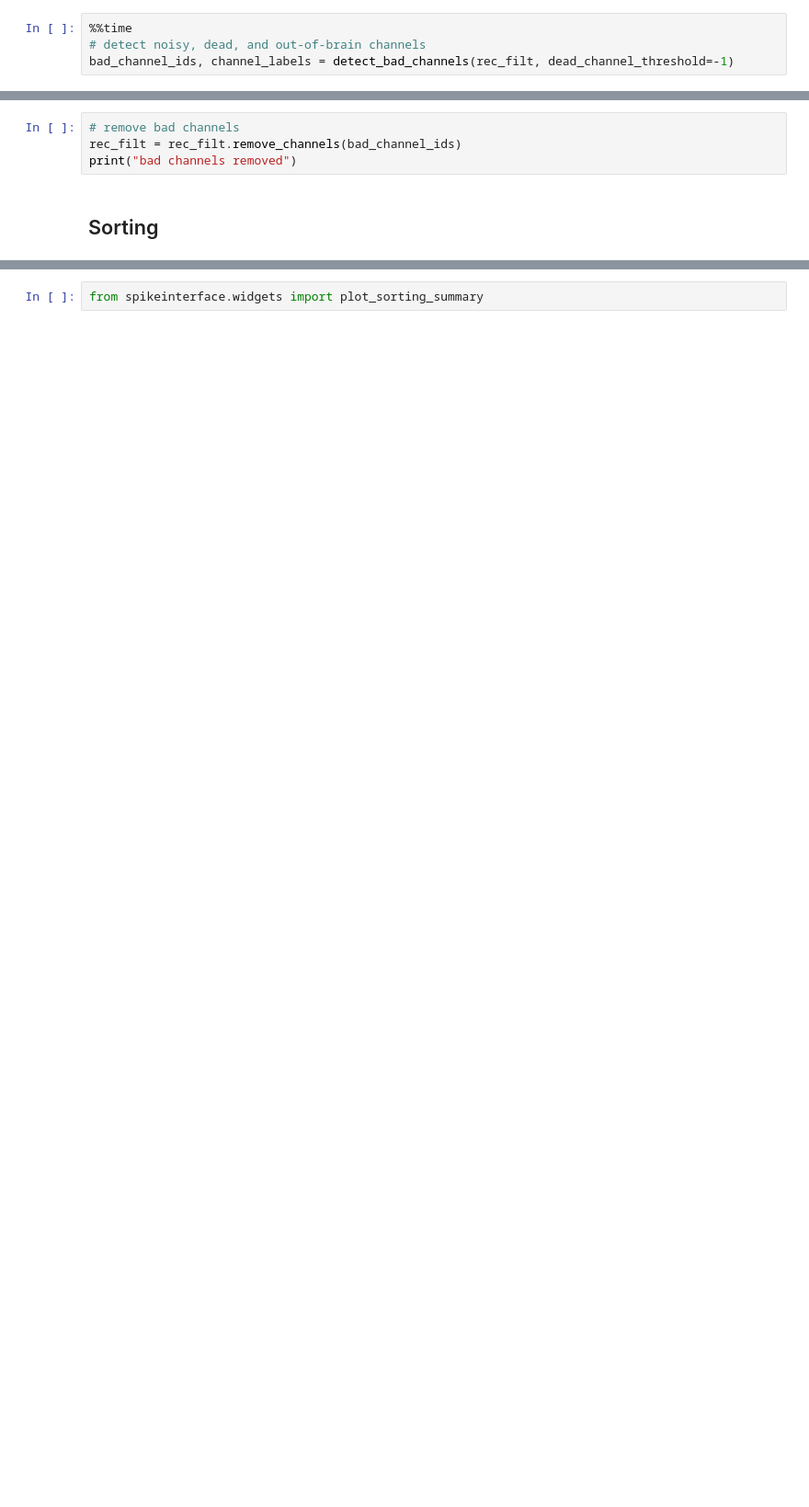
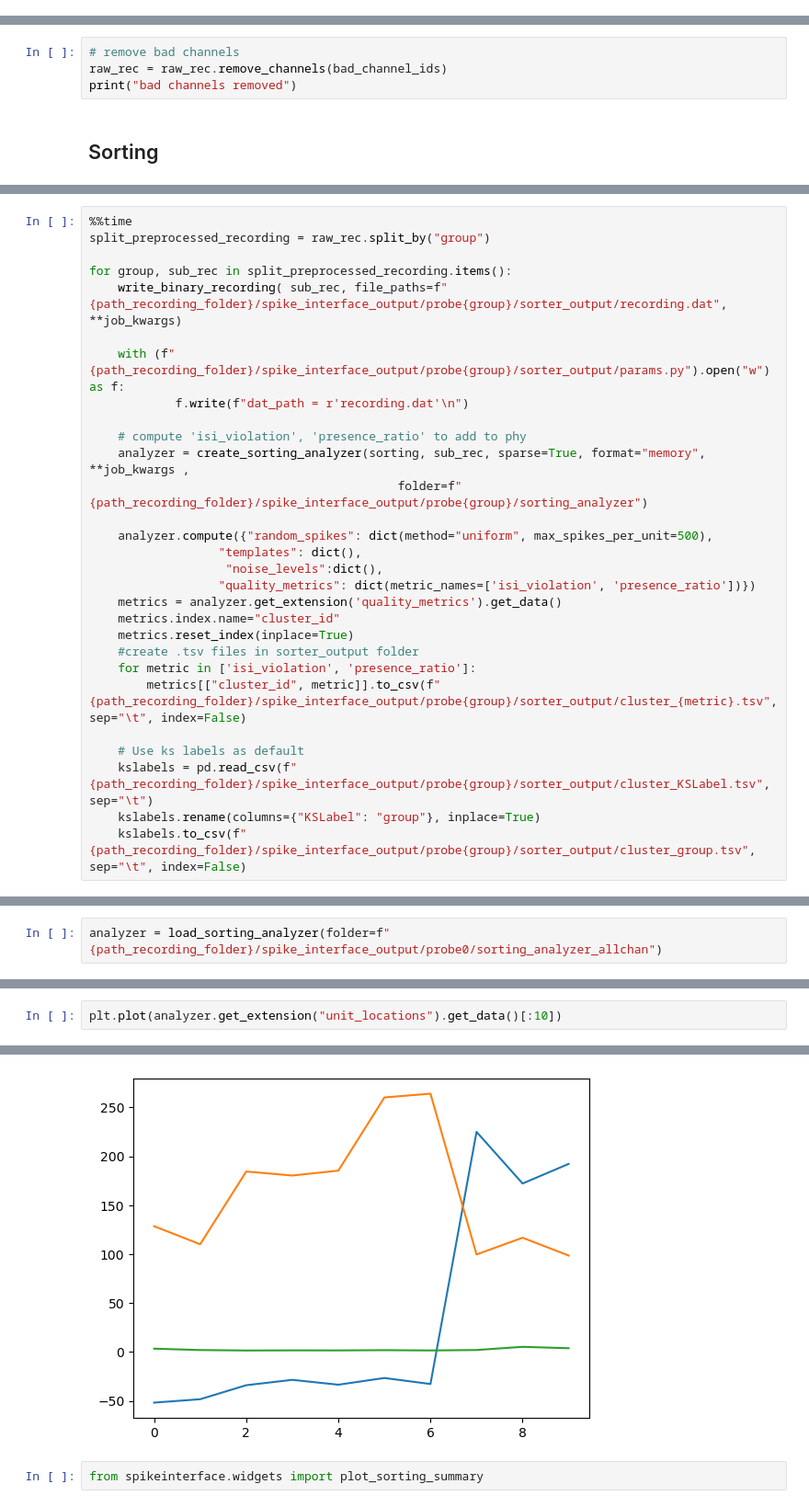
Before and after one commit to RobertoDF/spikesorting, a Jupyter notebook: spikesorting_single_session.ipynb, the cells around one changed output, grey strips where cells are left out. Shown at 92% size. Drawn from its saved outputs; the diff is of its cells as text; blank space fills up the shorter version.

```diff
--- a/spikesorting_single_session.ipynb
+++ b/spikesorting_single_session.ipynb
@@ -200,6 +134,2 @@ rec_filt = si.highpass_filter(raw_rec, freq_min=300.)
 # %% [markdown]
 ### Detect bad channels
-# %%
-%%time
-# detect noisy, dead, and out-of-brain channels
-bad_channel_ids, channel_labels = detect_bad_channels(rec_filt, dead_channel_threshold=-1)
@@ -224,7 +169,7 @@ plot_probe(raw_rec, channel_labels)
 [interactive output not drawn]
 # %%
 # remove bad channels
-rec_filt = rec_filt.remove_channels(bad_channel_ids)
+raw_rec = raw_rec.remove_channels(bad_channel_ids)
 print("bad channels removed")
 # %% [markdown]
 ## Sorting
@@ -266,0 +270,29 @@ from spikeinterface.postprocessing import compute_template_metrics
+# %%
+%%time
+split_preprocessed_recording = raw_rec.split_by("group")
+
+for group, sub_rec in split_preprocessed_recording.items():
+    write_binary_recording( sub_rec, file_paths=f"{path_recording_folder}/spike_interface_output/probe{group}/sorter_output/recording.dat", **job_kwargs)
+
+    with (f"{path_recording_folder}/spike_interface_output/probe{group}/sorter_output/params.py").open("w") as f:
+            f.write(f"dat_path = r'recording.dat'\n")
+
+    # compute 'isi_violation', 'presence_ratio' to add to phy
+    analyzer = create_sorting_analyzer(sorting, sub_rec, sparse=True, format="memory", **job_kwargs ,
+                                           folder=f"{path_recording_folder}/spike_interface_output/probe{group}/sorting_analyzer")
+
+    analyzer.compute({"random_spikes": dict(method="uniform", max_spikes_per_unit=500),
+                  "templates": dict(),
+                   "noise_levels":dict(),
+                  "quality_metrics": dict(metric_names=['isi_violation', 'presence_ratio'])})
+    metrics = analyzer.get_extension('quality_metrics').get_data()
+    metrics.index.name="cluster_id"
+    metrics.reset_index(inplace=True)
+    #create .tsv files in sorter_output folder
+    for metric in ['isi_violation', 'presence_ratio']:
+        metrics[["cluster_id", metric]].to_csv(f"{path_recording_folder}/spike_interface_output/probe{group}/sorter_output/cluster_{metric}.tsv", sep="\t", index=False)
+
+    # Use ks labels as default
+    kslabels = pd.read_csv(f"{path_recording_folder}/spike_interface_output/probe{group}/sorter_output/cluster_KSLabel.tsv", sep="\t")
+    kslabels.rename(columns={"KSLabel": "group"}, inplace=True)
+    kslabels.to_csv(f"{path_recording_folder}/spike_interface_output/probe{group}/sorter_output/cluster_group.tsv", sep="\t", index=False)
@@ -309,0 +425,2 @@ analyzer.get_extension("waveforms")
+# %%
+analyzer = load_sorting_analyzer(folder=f"{path_recording_folder}/spike_interface_output/probe0/sorting_analyzer_allchan")
@@ -309,0 +435,3 @@ analyzer.get_extension("waveforms")
+# %%
+plt.plot(analyzer.get_extension("unit_locations").get_data()[:10])
+# %% [output]
@@ -310,2 +441,3 @@ analyzer.get_extension("waveforms")
+[figure, added]
 # %%
 from spikeinterface.widgets import plot_sorting_summary
```
Also changed, not shown: parts of 54 cells of this notebook, 5 other files.
